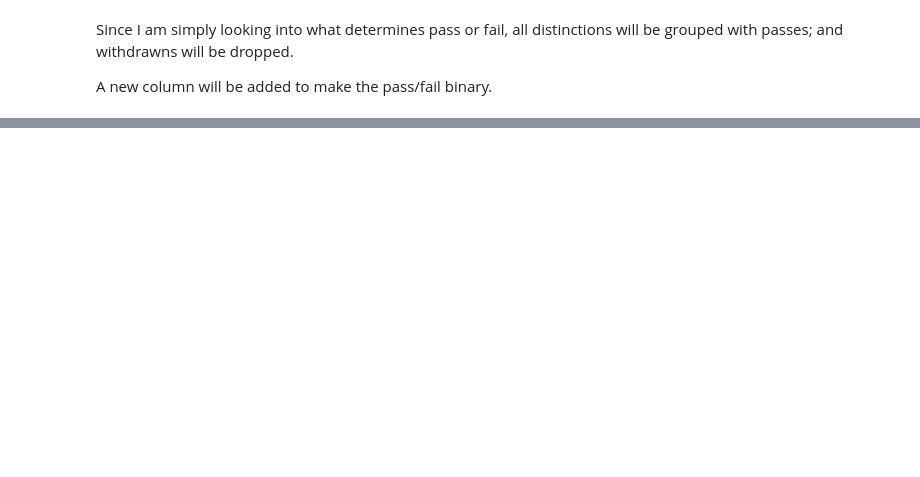
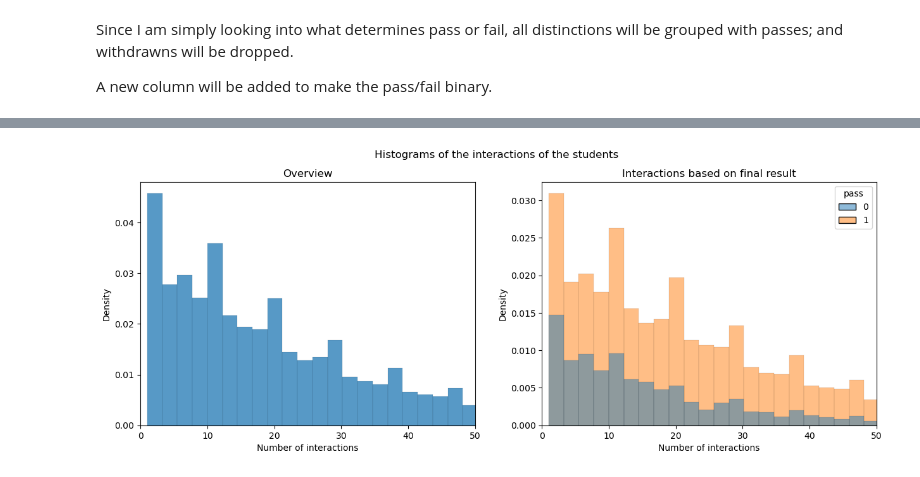
Before and after one commit to jpjavier23/springboard_eda_project, a Jupyter notebook: eda_stage_capstone_2.ipynb, the cells around one changed output, grey strips where cells are left out. Drawn from its saved outputs; the diff is of its cells as text; code cells hidden in the pictures; blank space fills up the shorter version.

```diff
--- a/eda_stage_capstone_2.ipynb
+++ b/eda_stage_capstone_2.ipynb
@@ -582,0 +596,3 @@ date_registration
+# %%
+date_df = df.groupby(['pass', 'code_module', 'id_student'])['date'].agg(['count'])
+date_df = date_df.reset_index()
@@ -582,0 +636,18 @@ date_registration
+# %%
+fig, ax = plt.subplots(1, 2, figsize = (15, 5))
+fig.suptitle('Histograms of the interactions of the students')
+
+sns.histplot(ax = ax[0], data = date_df, x = 'count', stat = 'density')
+ax[0].set_xlabel('Number of interactions')
+ax[0].set_title('Overview')
+ax[0].set_xlim([0, 50])
+ax[0].set_ylabel('Density')
+
+sns.histplot(ax = ax[1], data = date_df, x = 'count', hue = 'pass', stat = 'density')
+ax[1].set_xlabel('Number of interactions')
+ax[1].set_title('Interactions based on final result')
+ax[1].set_xlim([0, 50])
+
+plt.show()
+# %% [output]
+[figure, added]
```
Also changed, not shown: parts of 67 cells of this notebook.
